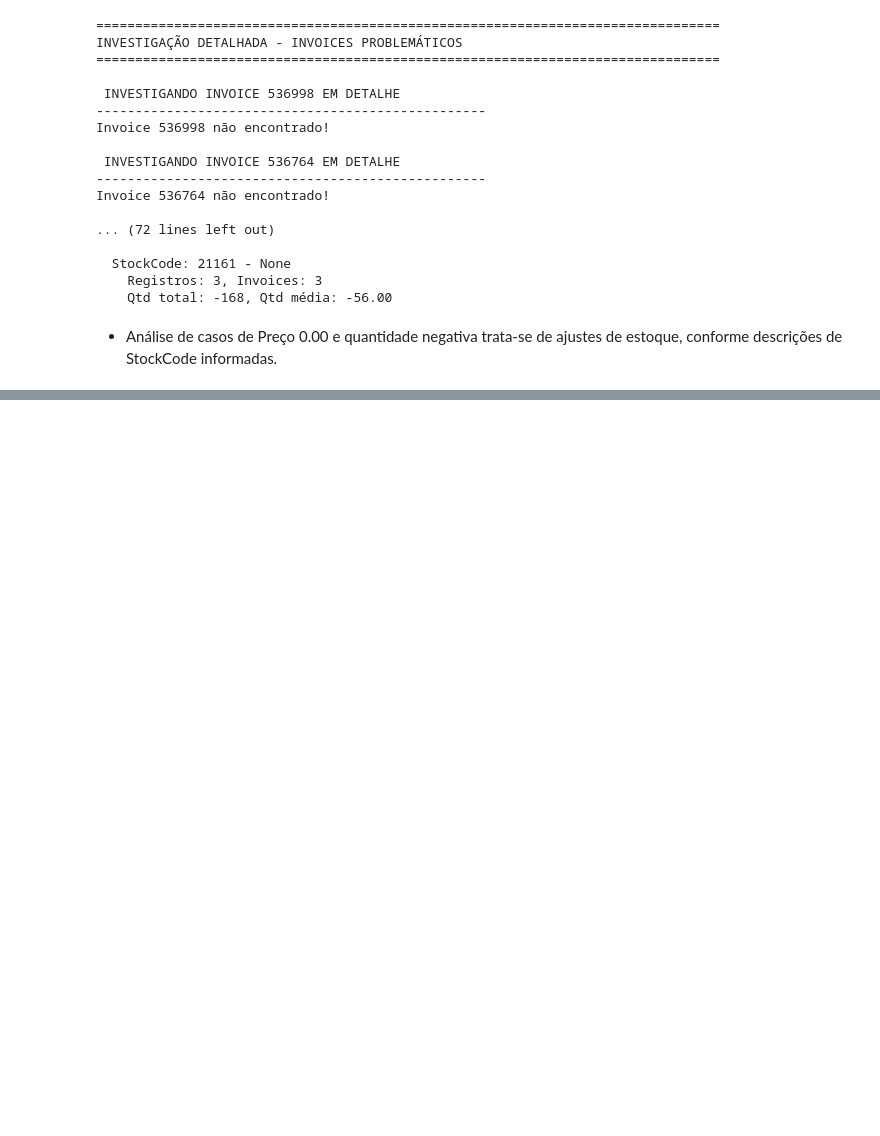
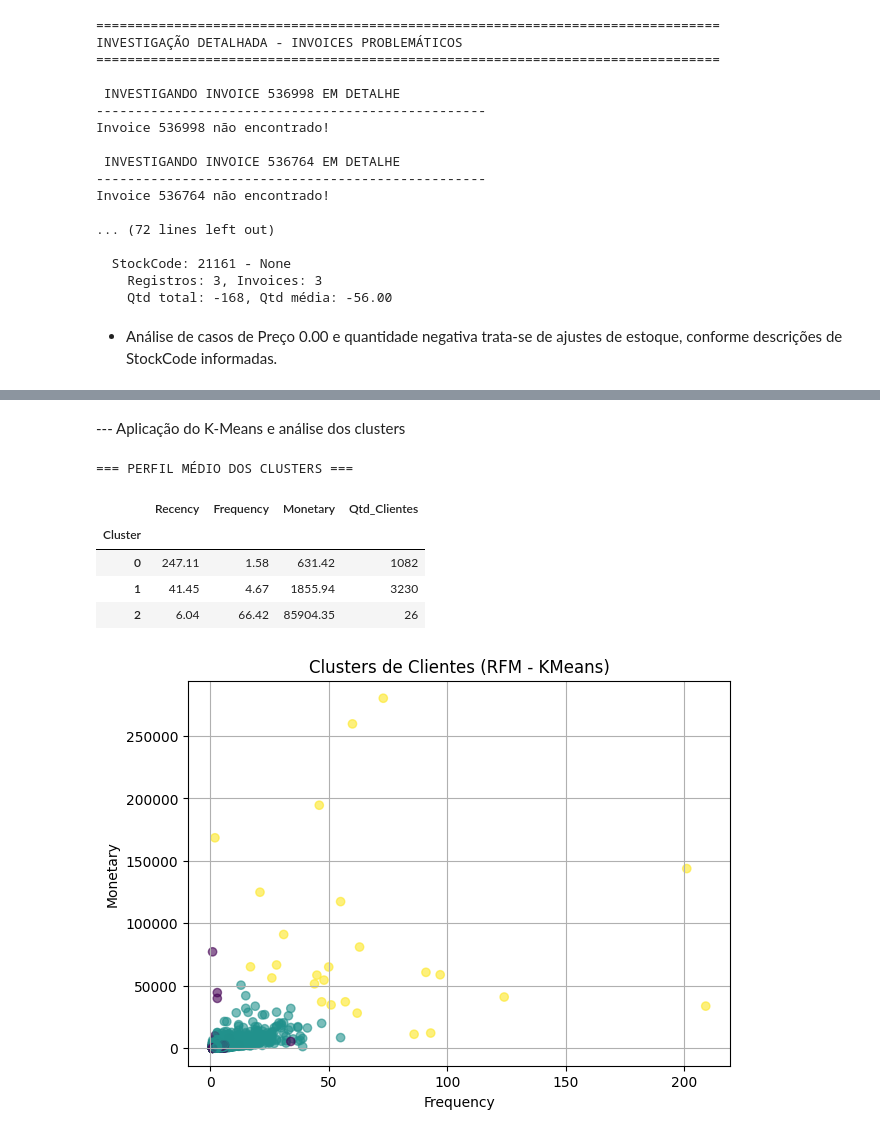
Before and after one commit to marcelonicolays/AD2, a Jupyter notebook: AD2.ipynb, the cells around one changed output, grey strips where cells are left out. Saved outputs shown, nothing was run; the diff lists cells and outputs as text; code cells hidden in the pictures; blank space fills up the shorter version.

```diff
--- a/AD2.ipynb
+++ b/AD2.ipynb
@@ -702,0 +937,35 @@ Invoice 536764 não encontrado!
+# %% [markdown]
+--- Aplicação do K-Means e análise dos clusters
+# %%
+# Definir número de clusters (conforme o gráfico)
+k = 3
+kmeans = KMeans(n_clusters=k, random_state=42, n_init=10)
+rfm['Cluster'] = kmeans.fit_predict(rfm_scaled)
+
+# Métricas médias por cluster
+rfm_summary = rfm.groupby('Cluster').agg({
+    'Recency': 'mean',
+    'Frequency': 'mean',
+    'Monetary': 'mean',
+    'CustomerID': 'count'
+}).rename(columns={'CustomerID': 'Qtd_Clientes'}).round(2)
+
+print("=== PERFIL MÉDIO DOS CLUSTERS ===")
+display(rfm_summary)
+
+# Visualização: Frequency vs Monetary
+plt.figure(figsize=(7,5))
+plt.scatter(rfm['Frequency'], rfm['Monetary'], c=rfm['Cluster'], cmap='viridis', alpha=0.6)
+plt.xlabel('Frequency')
+plt.ylabel('Monetary')
+plt.title('Clusters de Clientes (RFM - KMeans)')
+plt.grid(True)
+plt.show()
+# %% [output]
+=== PERFIL MÉDIO DOS CLUSTERS ===
+|  | Recency | Frequency | Monetary | Qtd_Clientes |
+| Cluster |  |  |  |  |
+| 0 | 247.11 | 1.58 | 631.42 | 1082 |
+| 1 | 41.45 | 4.67 | 1855.94 | 3230 |
+| 2 | 6.04 | 66.42 | 85904.35 | 26 |
+[figure, added]
```
Also changed, not shown: parts of 25 cells of this notebook.
